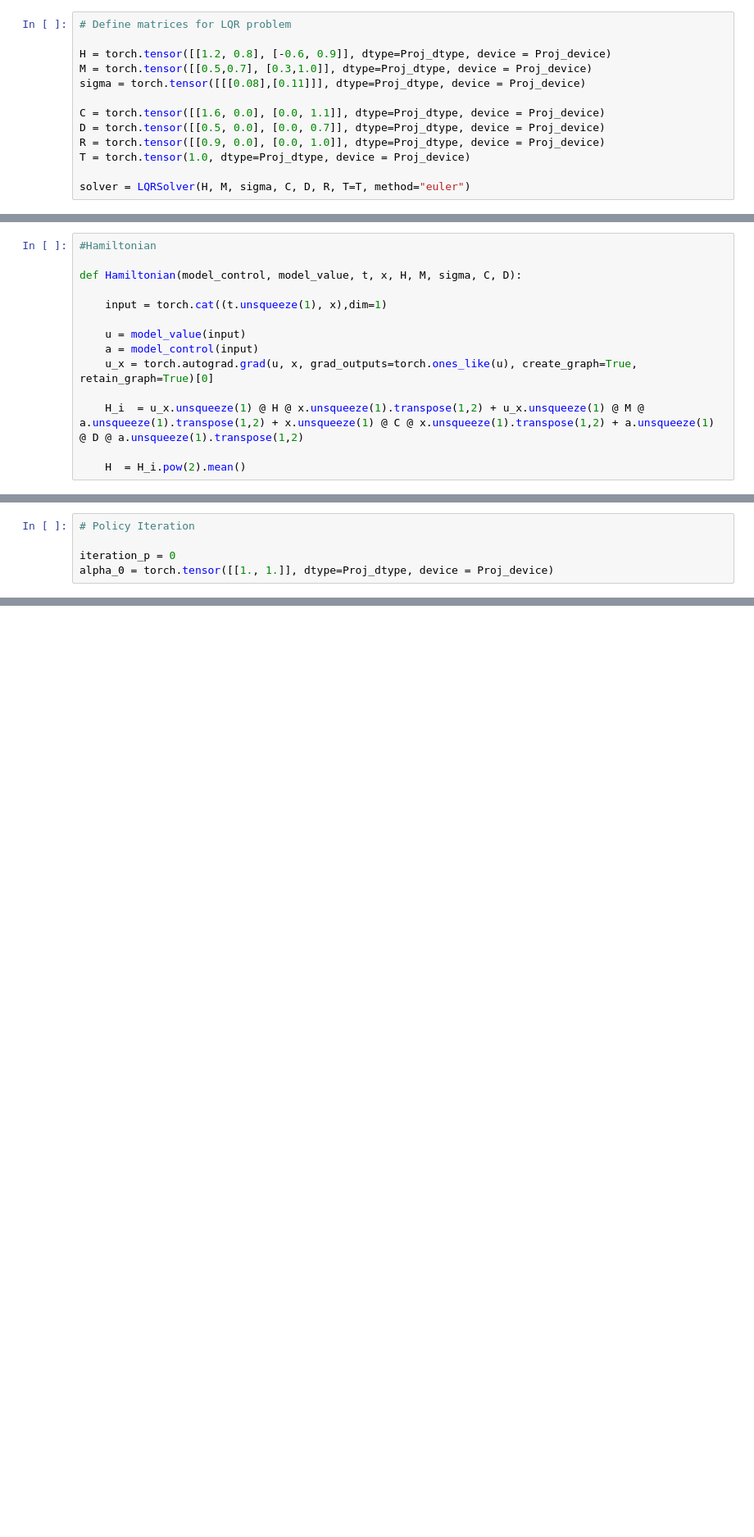
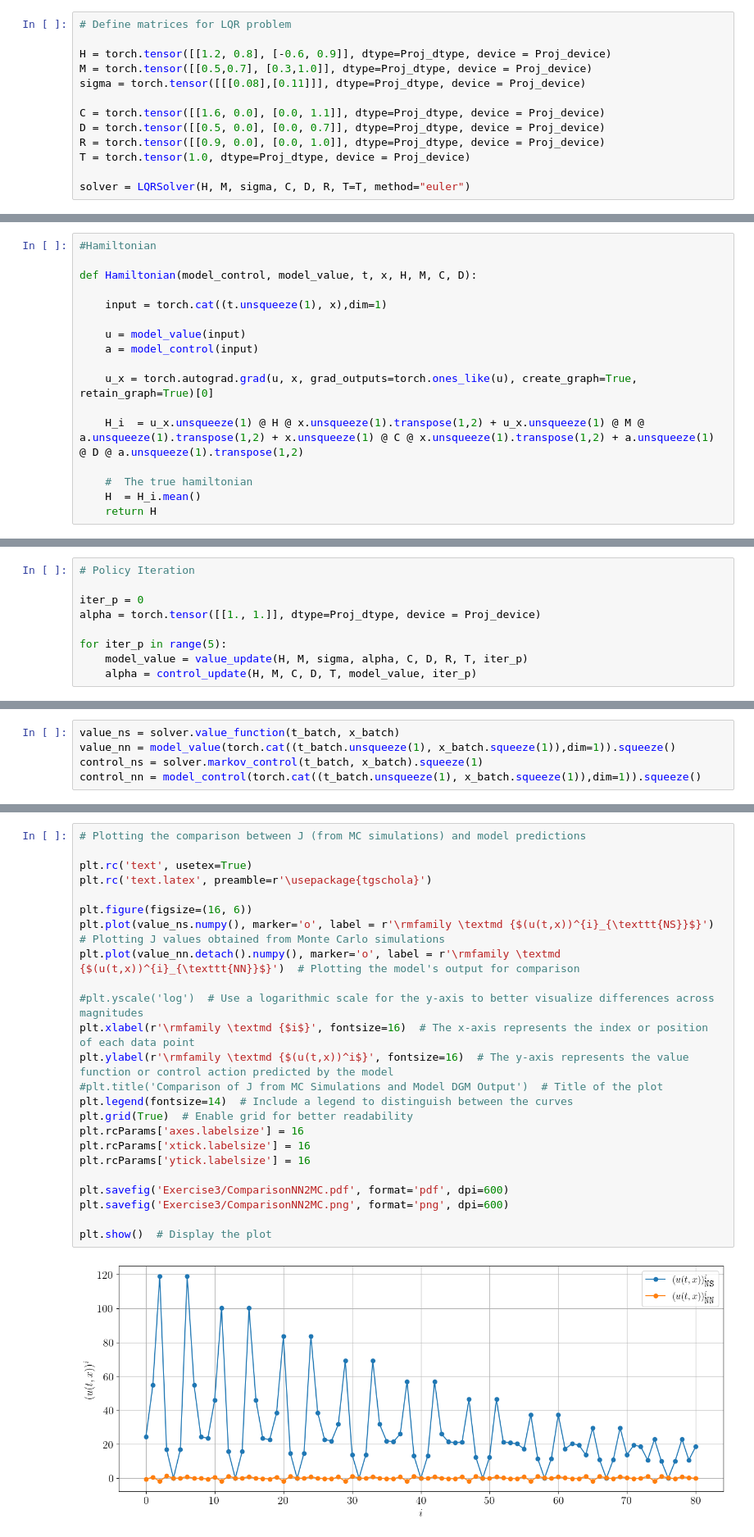
Before and after one commit to Warren12138/SCDAA, a Jupyter notebook: Exercise4_1.ipynb, the cells around one changed output, grey strips where cells are left out. Shown: that part at 82% size. Saved outputs shown, nothing was run; the diff lists cells and outputs as text; blank space fills up the shorter version.

```diff
--- a/Exercise4_1.ipynb
+++ b/Exercise4_1.ipynb
@@ -457,17 +393,20 @@ def value_update(H, M, sigma, alpha_0, model_control, C, D, R, T, iter_p):
 # %%
 #Hamiltonian
 
-def Hamiltonian(model_control, model_value, t, x, H, M, sigma, C, D):
+def Hamiltonian(model_control, model_value, t, x, H, M, C, D):
 
     input = torch.cat((t.unsqueeze(1), x),dim=1)
 
     u = model_value(input)
     a = model_control(input)
+
     u_x = torch.autograd.grad(u, x, grad_outputs=torch.ones_like(u), create_graph=True, retain_graph=True)[0]
 
     H_i  = u_x.unsqueeze(1) @ H @ x.unsqueeze(1).transpose(1,2) + u_x.unsqueeze(1) @ M @ a.unsqueeze(1).transpose(1,2) + x.unsqueeze(1) @ C @ x.unsqueeze(1).transpose(1,2) + a.unsqueeze(1) @ D @ a.unsqueeze(1).transpose(1,2)
 
-    H  = H_i.pow(2).mean()
+    #  The true hamiltonian
+    H  = H_i.mean()
+    return H
 # %%
 #Update of control
 
@@ -554,5 +508,9 @@ def control_update(H, M, sigma, alpha_i, C, D, R, T, model_value):
 # %%
 # Policy Iteration
 
-iteration_p = 0
-alpha_0 = torch.tensor([[1., 1.]], dtype=Proj_dtype, device = Proj_device)
+iter_p = 0
+alpha = torch.tensor([[1., 1.]], dtype=Proj_dtype, device = Proj_device)
+
+for iter_p in range(5):
+    model_value = value_update(H, M, sigma, alpha, C, D, R, T, iter_p)
+    alpha = control_update(H, M, C, D, T, model_value, iter_p)
@@ -558,0 +568,5 @@ alpha_0 = torch.tensor([[1., 1.]], dtype=Proj_dtype, device = Proj_device)
+# %%
+value_ns = solver.value_function(t_batch, x_batch)
+value_nn = model_value(torch.cat((t_batch.unsqueeze(1), x_batch.squeeze(1)),dim=1)).squeeze()
+control_ns = solver.markov_control(t_batch, x_batch).squeeze(1)
+control_nn = model_control(torch.cat((t_batch.unsqueeze(1), x_batch.squeeze(1)),dim=1)).squeeze()
@@ -558,0 +613,26 @@ alpha_0 = torch.tensor([[1., 1.]], dtype=Proj_dtype, device = Proj_device)
+# %%
+# Plotting the comparison between J (from MC simulations) and model predictions
+
+plt.rc('text', usetex=True)
+plt.rc('text.latex', preamble=r'\usepackage{tgschola}')
+
+plt.figure(figsize=(16, 6))
+plt.plot(value_ns.numpy(), marker='o', label = r'\rmfamily \textmd {$(u(t,x))^{i}_{\texttt{NS}}$}')  # Plotting J values obtained from Monte Carlo simulations
+plt.plot(value_nn.detach().numpy(), marker='o', label = r'\rmfamily \textmd {$(u(t,x))^{i}_{\texttt{NN}}$}')  # Plotting the model's output for comparison
+
+#plt.yscale('log')  # Use a logarithmic scale for the y-axis to better visualize differences across magnitudes
+plt.xlabel(r'\rmfamily \textmd {$i$}', fontsize=16)  # The x-axis represents the index or position of each data point
+plt.ylabel(r'\rmfamily \textmd {$(u(t,x))^i$}', fontsize=16)  # The y-axis represents the value function or control action predicted by the model
+#plt.title('Comparison of J from MC Simulations and Model DGM Output')  # Title of the plot
+plt.legend(fontsize=14)  # Include a legend to distinguish between the curves
+plt.grid(True)  # Enable grid for better readability
+plt.rcParams['axes.labelsize'] = 16
+plt.rcParams['xtick.labelsize'] = 16
+plt.rcParams['ytick.labelsize'] = 16
+
+plt.savefig('Exercise3/ComparisonNN2MC.pdf', format='pdf', dpi=600)
+plt.savefig('Exercise3/ComparisonNN2MC.png', format='png', dpi=600)
+
+plt.show()  # Display the plot
+# %% [output]
+[figure, added]
```
Also changed, not shown: parts of 21 cells of this notebook.
